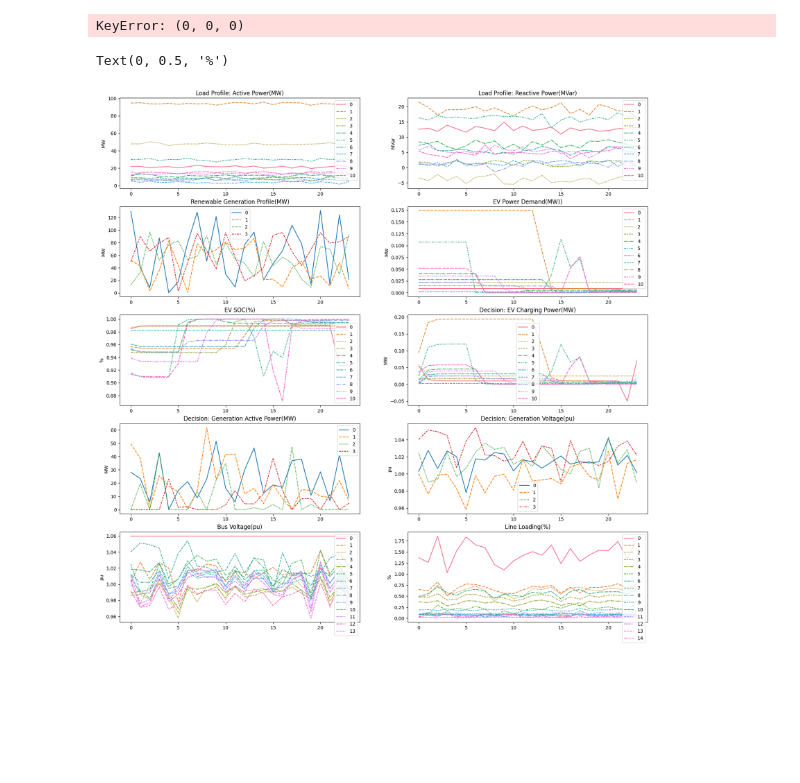
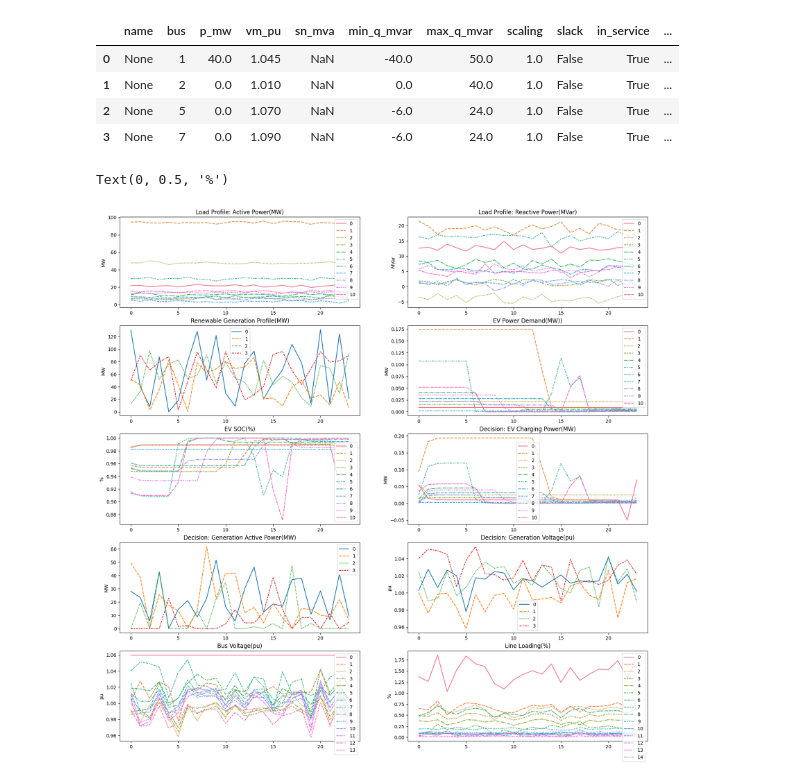
Before and after one commit to chialingyang7718/RL_OPF_EVaware, a Jupyter notebook: Scripts/test_code.ipynb, the cells around one changed output. Cells and saved outputs as stored; diff of their text form; code cells hidden in the pictures; blank space fills up the shorter version.

```diff
--- a/Scripts/test_code.ipynb
+++ b/Scripts/test_code.ipynb
@@ -19,8 +19,3 @@ import random
 
 
 # import stable_baselines3 as sb3
-# %%
-import grid_loader as gl
-net = gl.load_test_case_grid(9)
-
-net.line
@@ -212,3 +349,0 @@ Academic license - for non-commercial use only - expires 2025-09-13
-# %%
-net = pn.case14()
-net.line
@@ -232,22 +350,11 @@ net.line
-# %%
-# Power flow constraints 3c and 3d
-for (i, j) in lines:
-    for t in time_periods:
-        model.addConstr(
-            P_ijt[i, j, t] == net.line.loc[(net.line["from_bus"] == i) & (net.line["to_bus"] == j), "conductance"].values[0] * c_ijt[i, i, t]
-                            + net.line.loc[(net.line["from_bus"] == i) & (net.line["to_bus"] == j), "conductance"].values[0] * c_ijt[i, j, t]
-                            - net.line.loc[(net.line["from_bus"] == i) & (net.line["to_bus"] == j), "susceptance"].values[0] * s_ijt[i, j, t],
-            name=f"Power_flow_P_{i}_{j}_{t}"
-        )
-
-        model.addConstr(
-            Q_ijt[i, j, t] == - net.line.loc[(net.line["from_bus"] == i) & (net.line["to_bus"] == j), "susceptance"].values[0] * c_ijt[i, i, t]
-                            - net.line.loc[(net.line["from_bus"] == i) & (net.line["to_bus"] == j), "susceptance"].values[0] * c_ijt[i, j, t]
-                            - net.line.loc[(net.line["from_bus"] == i) & (net.line["to_bus"] == j), "conductance"].values[0] * s_ijt[i, j, t],
-            name=f"Power_flow_Q_{i}_{j}_{t}"
-        )
-# %% [output]
-KeyError: (0, 0, 0)
+# %%
+net.gen
+# %% [output]
+|  | name | bus | p_mw | vm_pu | sn_mva | min_q_mvar | max_q_mvar | scaling | slack | in_service | ... |
+| 0 | None | 1 | 40.0 | 1.045 | NaN | -40.0 | 50.0 | 1.0 | False | True | ... |
+| 1 | None | 2 | 0.0 | 1.010 | NaN | 0.0 | 40.0 | 1.0 | False | True | ... |
+| 2 | None | 5 | 0.0 | 1.070 | NaN | -6.0 | 24.0 | 1.0 | False | True | ... |
+| 3 | None | 7 | 0.0 | 1.090 | NaN | -6.0 | 24.0 | 1.0 | False | True | ... |
 # %%
 import seaborn as sns
 import pandas as pd
```
Also changed, not shown: parts of 4 cells of this notebook, 11 other files.
